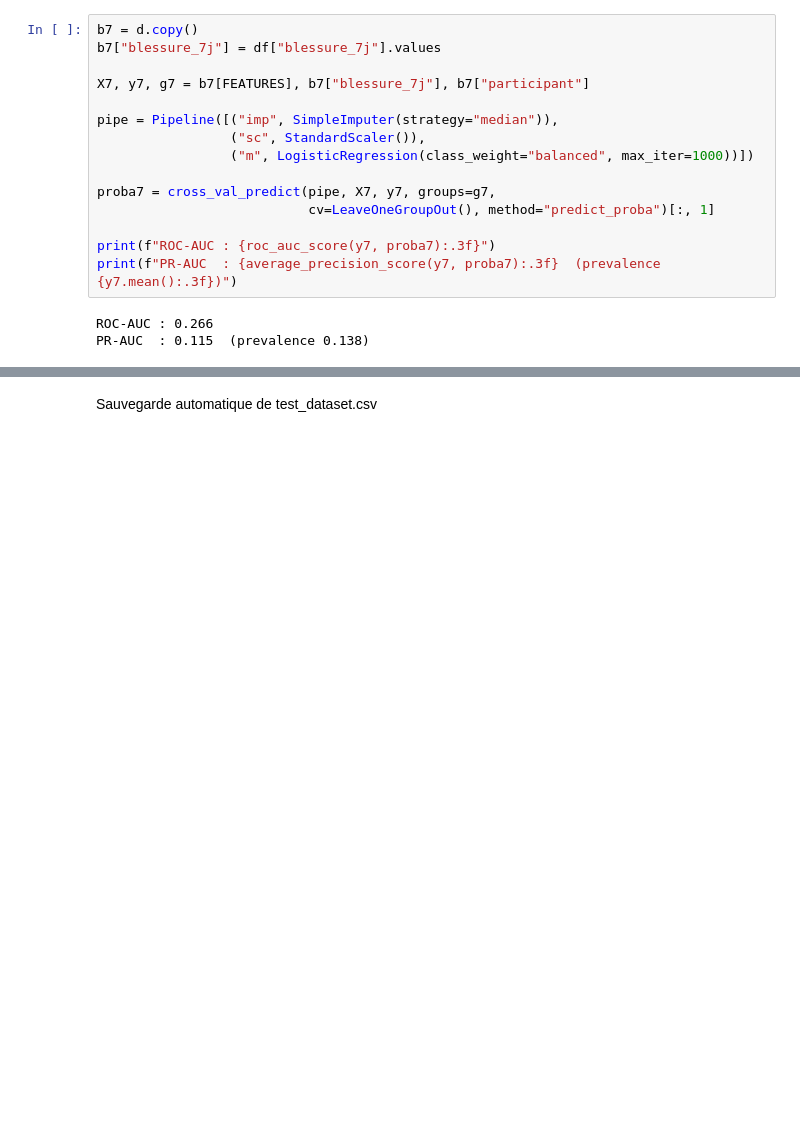
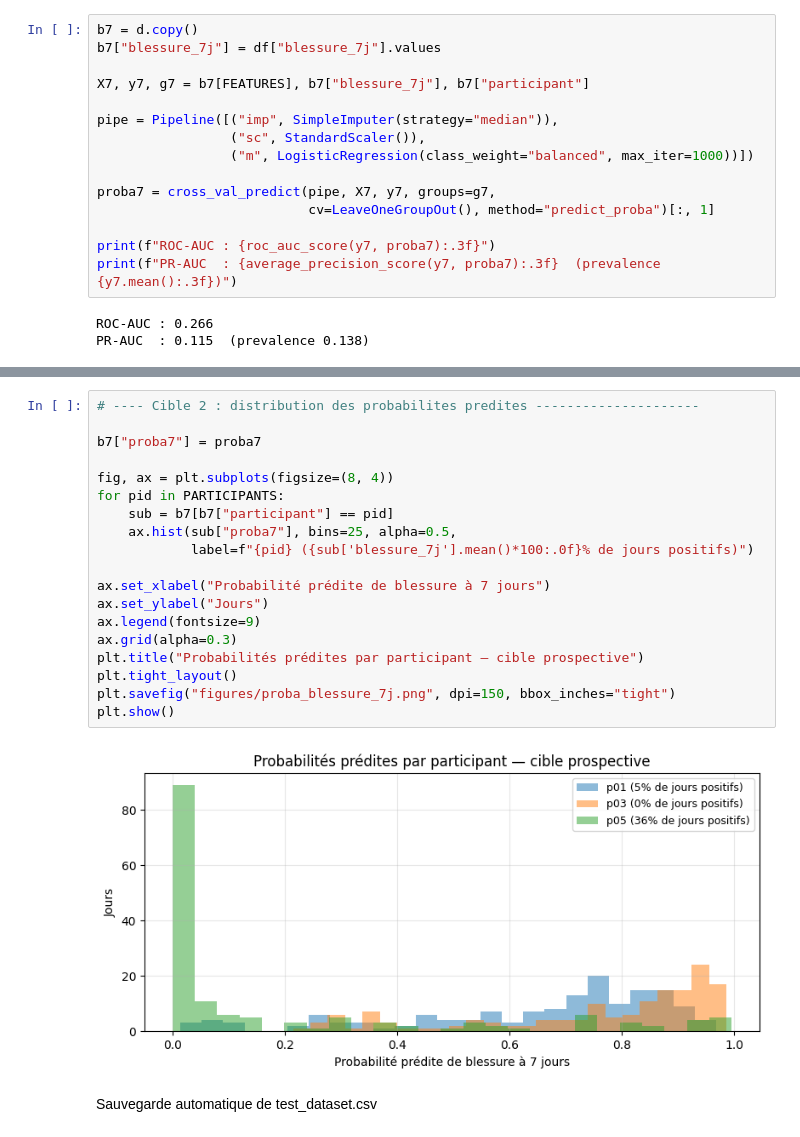
Before and after one commit to Kawkaw54/athlete-monitoring, a Jupyter notebook: analysis_athlete.ipynb, the cells around one changed output, grey strips where cells are left out. Saved outputs shown, nothing was run; the diff lists cells and outputs as text; blank space fills up the shorter version.

```diff
--- a/analysis_athlete.ipynb
+++ b/analysis_athlete.ipynb
@@ -1518,3 +1541,24 @@ plt.show()
+# %%
+# ---- Cible 2 : distribution des probabilites predites ---------------------
+
+b7["proba7"] = proba7
+
+fig, ax = plt.subplots(figsize=(8, 4))
+for pid in PARTICIPANTS:
+    sub = b7[b7["participant"] == pid]
+    ax.hist(sub["proba7"], bins=25, alpha=0.5,
+            label=f"{pid} ({sub['blessure_7j'].mean()*100:.0f}% de jours positifs)")
+
+ax.set_xlabel("Probabilité prédite de blessure à 7 jours")
+ax.set_ylabel("Jours")
+ax.legend(fontsize=9)
+ax.grid(alpha=0.3)
+plt.title("Probabilités prédites par participant — cible prospective")
+plt.tight_layout()
+plt.savefig("figures/proba_blessure_7j.png", dpi=150, bbox_inches="tight")
+plt.show()
+# %% [output]
+[figure, added]
 # %% [markdown]
 Sauvegarde automatique de test_dataset.csv
 # %%
```
Also changed, not shown: parts of 14 cells of this notebook, 1 other file.
